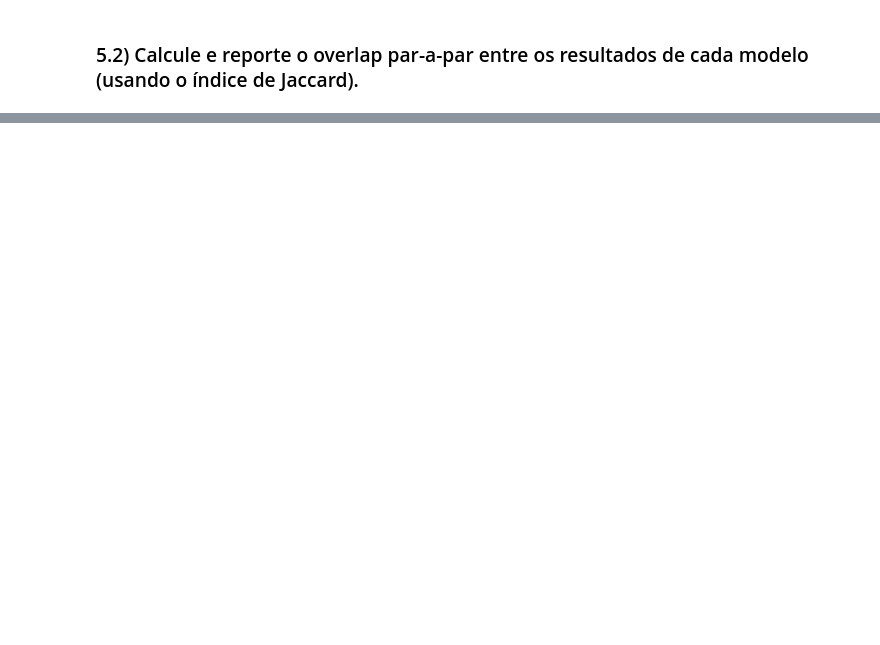
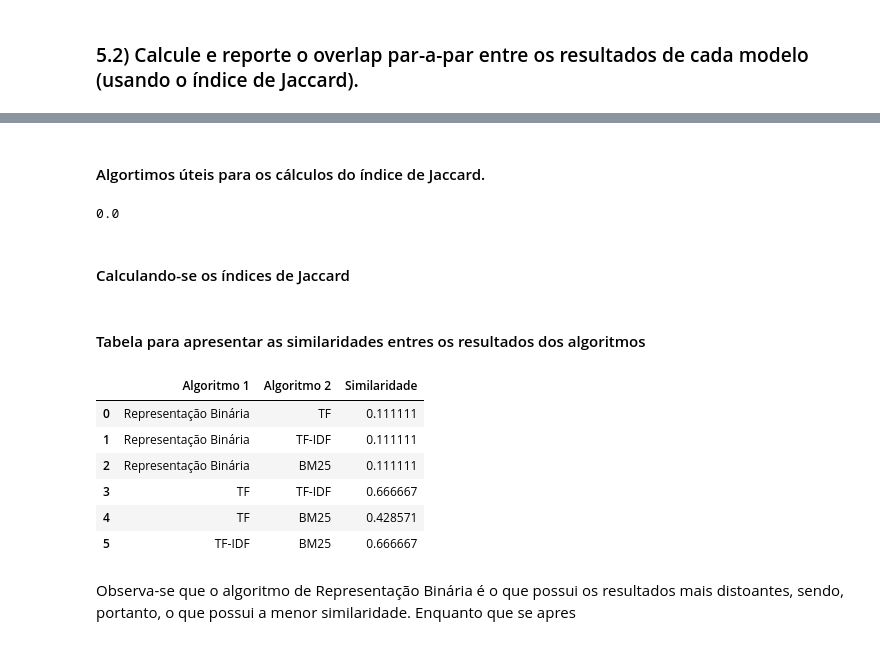
Before and after one commit to ThaynanAndrey/recuperacao_informacao, a Jupyter notebook: ri_lab_06/Modelo Vetorial.ipynb, the cells around one changed output, grey strips where cells are left out. Drawn from its saved outputs; the diff is of its cells as text; code cells hidden in the pictures; blank space fills up the shorter version.

```diff
--- a/ri_lab_06/Modelo Vetorial.ipynb
+++ b/ri_lab_06/Modelo Vetorial.ipynb
@@ -528,0 +546,75 @@ tabela_jair_bolsonaro_BM25
+# %% [markdown]
+#### Algortimos úteis para os cálculos do índice de Jaccard.
+# %%
+def getIntersecao(lista1, lista2):
+    '''
+        Retorna a interseção de duas listas
+    '''
+    return list(set(lista1) & set(lista2))
+
+def getUniao(lista1, lista2):
+    '''
+        Retorna a união de duas listas
+    '''
+    return list(set(lista1) | set(lista2))
+
+def getIndiceJaccard(conjunto1, conjunto2):
+    '''
+        Retorna o índice de Jaccard para os dois conjuntos passados.
+    '''
+    cardinalidade_intersecao_conjuntos = float(len(getIntersecao(conjunto1, conjunto2)))
+    cardinalidade_uniao_conjuntos = float(len(getUniao(conjunto1, conjunto2)))
+
+    return cardinalidade_intersecao_conjuntos / cardinalidade_uniao_conjuntos
+# %% [output]
+0.0
+# %% [markdown]
+#### Calculando-se os índices de Jaccard
+# %%
+ids_documentos_representcao_binaria = get_documentos_ordem_representacao_binaria("jair bolsonaro", indices_invertidos_com_frequencia, 5)
+ids_documentos_tf = get_documentos_ordem_TF("jair bolsonaro", indices_invertidos_com_frequencia, 5)
+ids_documentos_tf_idf = get_documentos_ordem_TF_IDF("jair bolsonaro", indices_invertidos_com_frequencia, 5)
+ids_documentos_bm25 = get_documentos_ordem_bm25("jair bolsonaro", indices_invertidos_com_frequencia, 5)
+
+# índice de jaccard entre os algoritmos de representação binária e TF
+indice_jaccard_rep_binaria_e_tf = getIndiceJaccard(ids_documentos_representcao_binaria, ids_documentos_tf)
+
+# índice de jaccard entre os algoritmos de representação binária e TF-IDF
+indice_jaccard_rep_binaria_e_tf_idf = getIndiceJaccard(ids_documentos_representcao_binaria, ids_documentos_tf_idf)
+
+# índice de jaccard entre os algoritmos de representação binária e BM25
+indice_jaccard_rep_binaria_e_bm25 = getIndiceJaccard(ids_documentos_representcao_binaria, ids_documentos_bm25)
+
+# índice de jaccard entre os algoritmos de TF e TF-IDF
+indice_jaccard_tf_e_tf_idf = getIndiceJaccard(ids_documentos_tf, ids_documentos_tf_idf)
+
+# índice de jaccard entre os algoritmos de TF e BM25
+indice_jaccard_tf_e_bm25 = getIndiceJaccard(ids_documentos_tf, ids_documentos_bm25)
+
+# índice de jaccard entre os algoritmos de TF-IDF e BM25
+indice_jaccard_tf_idf_e_bm25 = getIndiceJaccard(ids_documentos_tf_idf, ids_documentos_bm25)
+# %% [markdown]
+#### Tabela para apresentar as similaridades entres os resultados dos algoritmos
+# %%
+algoritmos1 = ["Representação Binária", "Representação Binária", "Representação Binária", "TF", "TF", "TF-IDF"]
+algoritmos2 = ["TF", "TF-IDF", "BM25", "TF-IDF", "BM25", "BM25"]
+similaridades = [indice_jaccard_rep_binaria_e_tf, indice_jaccard_rep_binaria_e_tf_idf, indice_jaccard_rep_binaria_e_bm25,
+                indice_jaccard_tf_e_tf_idf, indice_jaccard_tf_e_bm25, indice_jaccard_tf_idf_e_bm25]
+
+tabela_similaridade = pd.DataFrame({"Algoritmo 1": algoritmos1, "Algoritmo 2": algoritmos2, "Similaridade": similaridades})
+
+# Reordenando as colunas para a apresentação
+colunas = ["Algoritmo 1", "Algoritmo 2", "Similaridade"]
+tabela_similaridade = tabela_similaridade.reindex(columns=colunas)
+
+tabela_similaridade
+# %% [output]
+|  | Algoritmo 1 | Algoritmo 2 | Similaridade |
+| 0 | Representação Binária | TF | 0.111111 |
+| 1 | Representação Binária | TF-IDF | 0.111111 |
+| 2 | Representação Binária | BM25 | 0.111111 |
+| 3 | TF | TF-IDF | 0.666667 |
+| 4 | TF | BM25 | 0.428571 |
+| 5 | TF-IDF | BM25 | 0.666667 |
+# %% [markdown]
+Observa-se que o algoritmo de Representação Binária é o que possui os resultados mais distoantes, sendo, portanto, o que possui a menor similaridade. Enquanto que se apres
```
Also changed, not shown: parts of 4 cells of this notebook.
